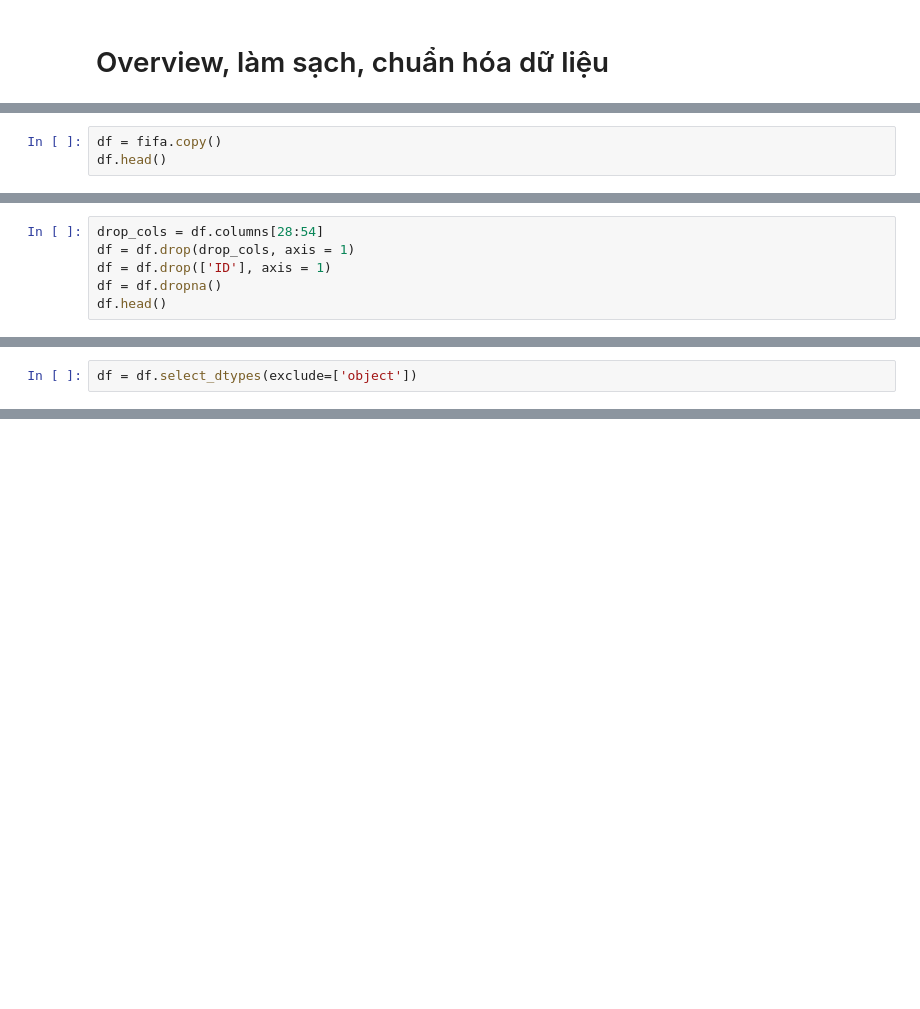
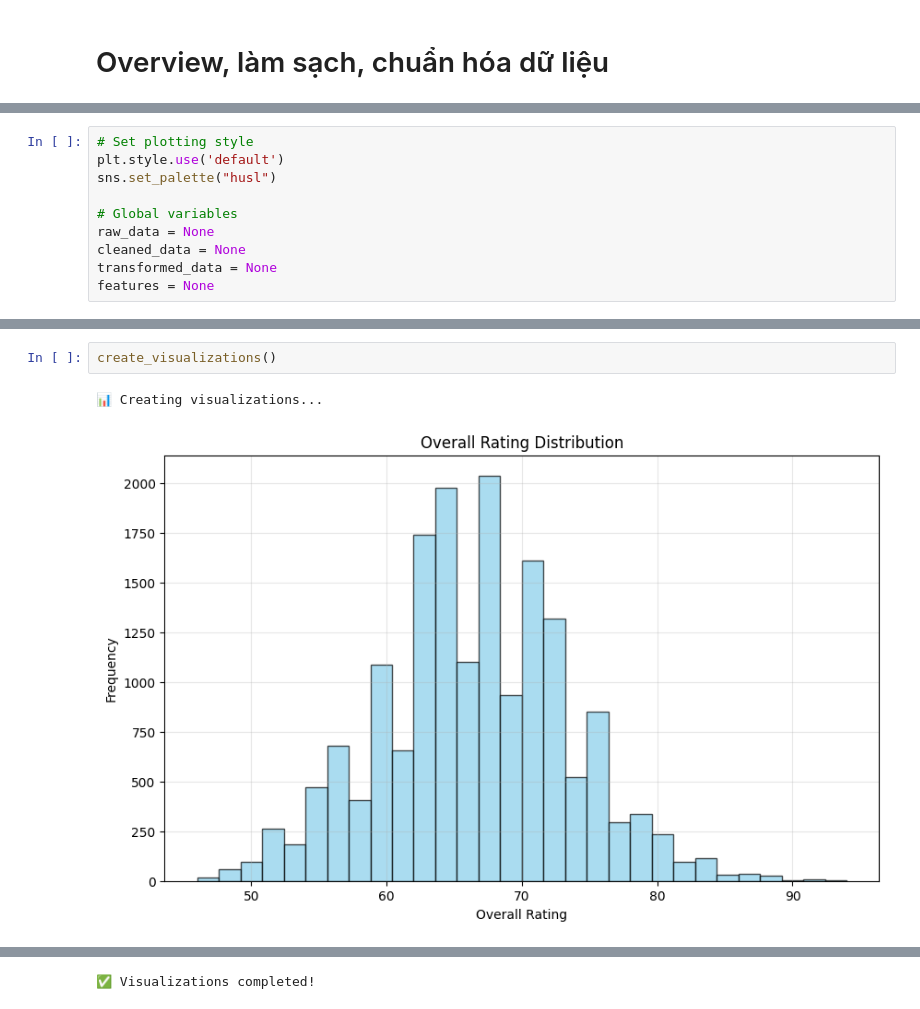
Before and after one commit to LuongDat9999/FIFA19_LinearRegression, a Jupyter notebook: Fifa.ipynb, the cells around one changed output, grey strips where cells are left out. Cells and saved outputs as stored; diff of their text form; blank space fills up the shorter version.

```diff
--- a/Fifa.ipynb
+++ b/Fifa.ipynb
@@ -544,3 +3,0 @@ plt.show()
-# %%
-df = fifa.copy()
-df.head()
@@ -565,6 +3,0 @@ Index(['FKAccuracy', 'LongPassing', 'BallControl', 'Acceleration',
-# %%
-drop_cols = df.columns[28:54]
-df = df.drop(drop_cols, axis = 1)
-df = df.drop(['ID'], axis = 1)
-df = df.dropna()
-df.head()
@@ -579,2 +3,0 @@ df.head()
-# %%
-df = df.select_dtypes(exclude=['object'])
@@ -900,0 +15,10 @@ if len(player_names) > 1:
+# %%
+# Set plotting style
+plt.style.use('default')
+sns.set_palette("husl")
+
+# Global variables
+raw_data = None
+cleaned_data = None
+transformed_data = None
+features = None
@@ -900,0 +339,5 @@ if len(player_names) > 1:
+# %%
+create_visualizations()
+# %% [output]
+📊 Creating visualizations...
+[figure, added]
@@ -900,0 +347 @@ if len(player_names) > 1:
+✅ Visualizations completed!
```
Also changed, not shown: parts of 60 cells of this notebook, 5 other files.
